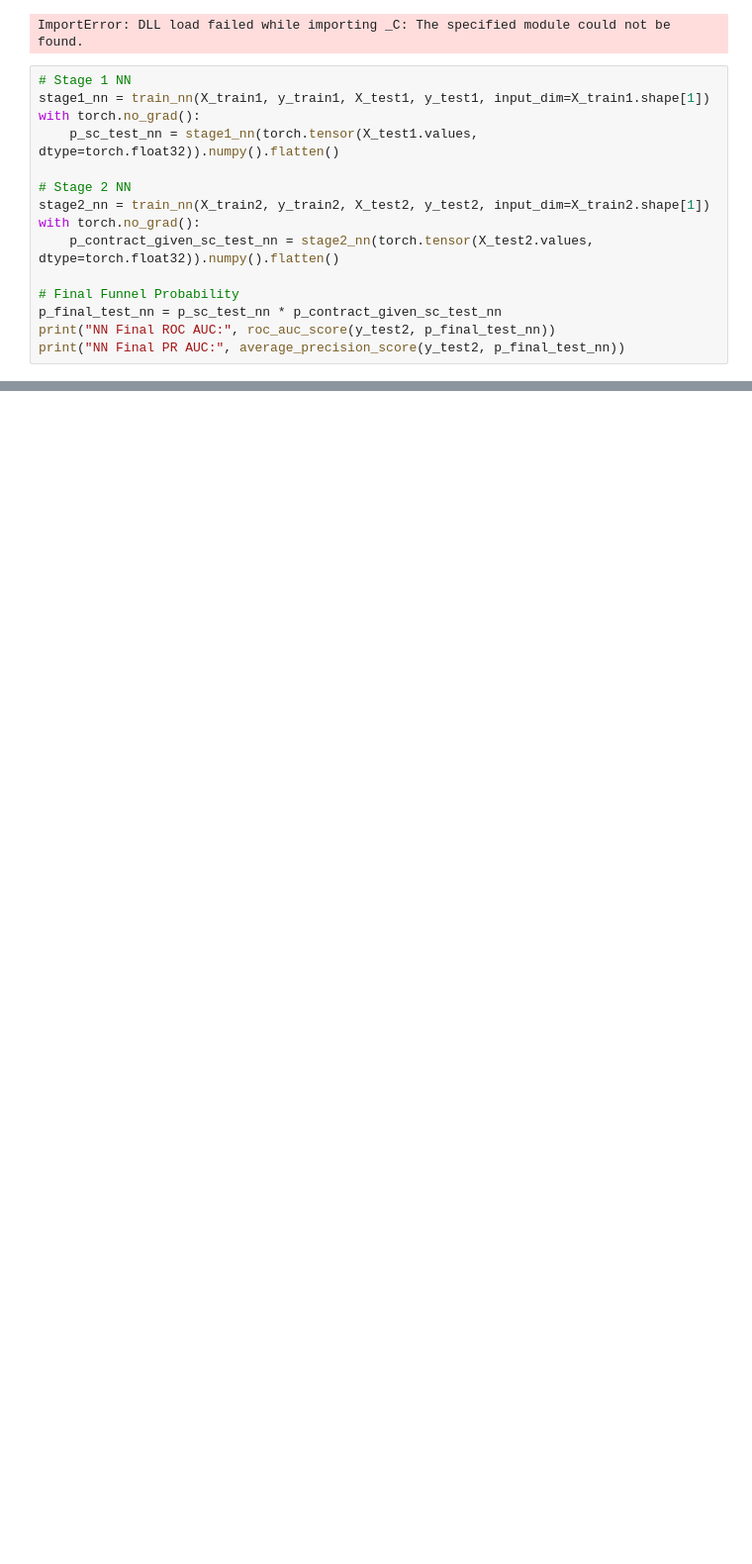
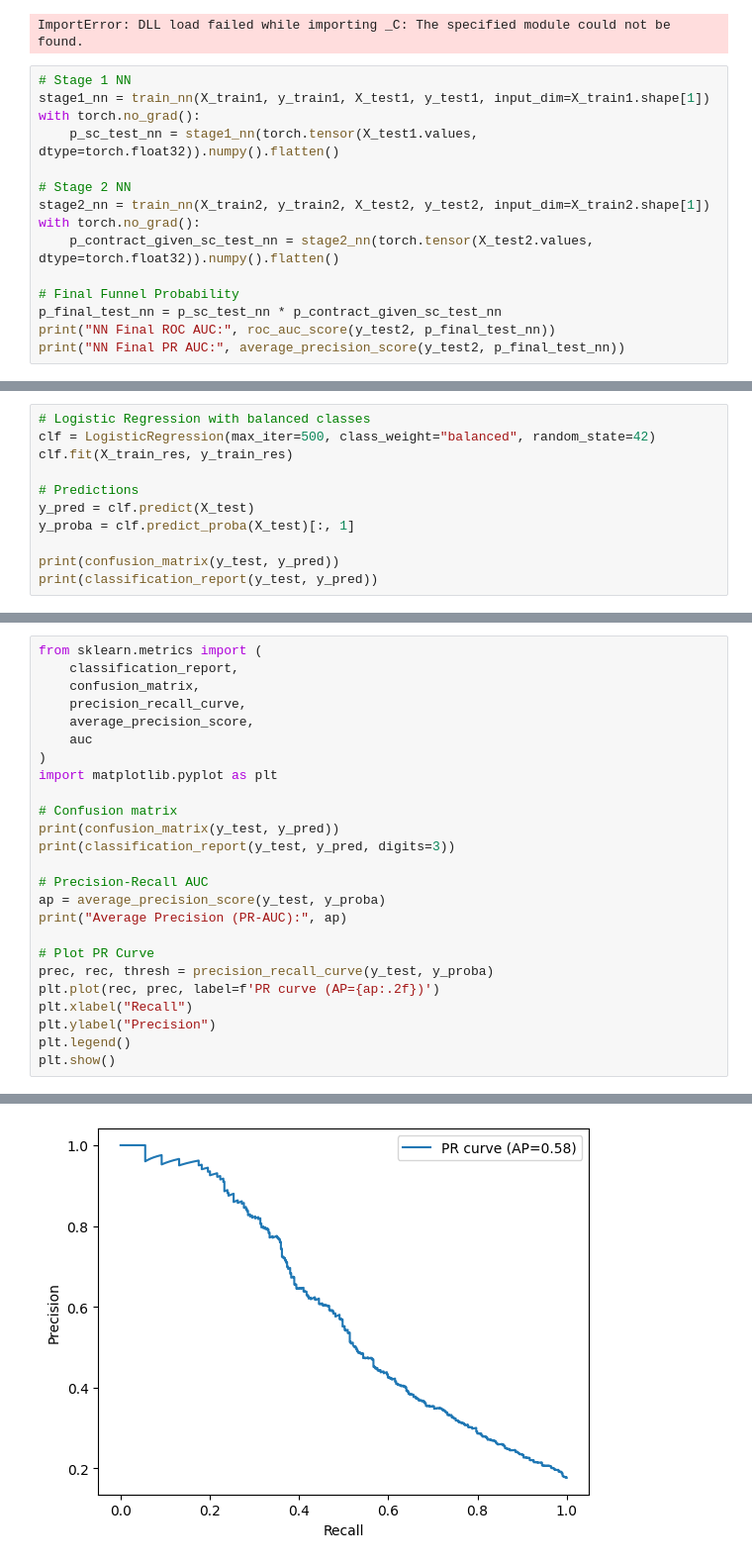
Before and after one commit to Elifchio/client, a Jupyter notebook: performance test only news_sc onward .ipynb, the cells around one changed output, grey strips where cells are left out. Shown: that part at 99% size. Saved outputs shown, nothing was run; the diff lists cells and outputs as text; blank space fills up the shorter version.

```diff
--- a/performance test only news_sc onward .ipynb
+++ b/performance test only news_sc onward .ipynb
@@ -2278,0 +2468,11 @@ print("NN Final PR AUC:", average_precision_score(y_test2, p_final_test_nn))
+# %%
+# Logistic Regression with balanced classes
+clf = LogisticRegression(max_iter=500, class_weight="balanced", random_state=42)
+clf.fit(X_train_res, y_train_res)
+
+# Predictions
+y_pred = clf.predict(X_test)
+y_proba = clf.predict_proba(X_test)[:, 1]
+
+print(confusion_matrix(y_test, y_pred))
+print(classification_report(y_test, y_pred))
@@ -2278,0 +2490,26 @@ print("NN Final PR AUC:", average_precision_score(y_test2, p_final_test_nn))
+# %%
+from sklearn.metrics import (
+    classification_report,
+    confusion_matrix,
+    precision_recall_curve,
+    average_precision_score,
+    auc
+)
+import matplotlib.pyplot as plt
+
+# Confusion matrix
+print(confusion_matrix(y_test, y_pred))
+print(classification_report(y_test, y_pred, digits=3))
+
+# Precision-Recall AUC
+ap = average_precision_score(y_test, y_proba)
+print("Average Precision (PR-AUC):", ap)
+
+# Plot PR Curve
+prec, rec, thresh = precision_recall_curve(y_test, y_proba)
+plt.plot(rec, prec, label=f'PR curve (AP={ap:.2f})')
+plt.xlabel("Recall")
+plt.ylabel("Precision")
+plt.legend()
+plt.show()
+# %% [output]
@@ -2278,0 +2528 @@ print("NN Final PR AUC:", average_precision_score(y_test2, p_final_test_nn))
+[figure, added]
```
Also changed, not shown: parts of 26 cells of this notebook.
